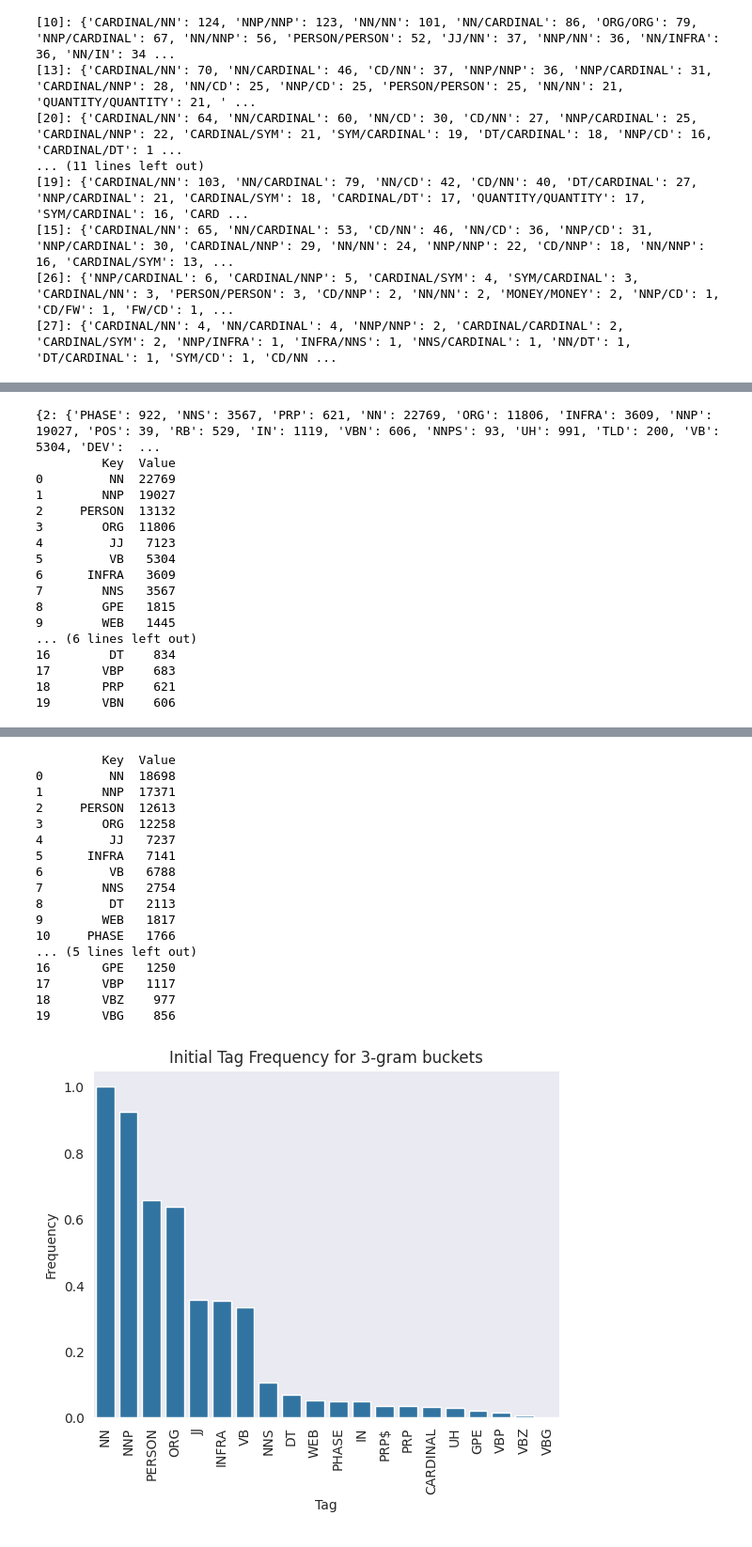
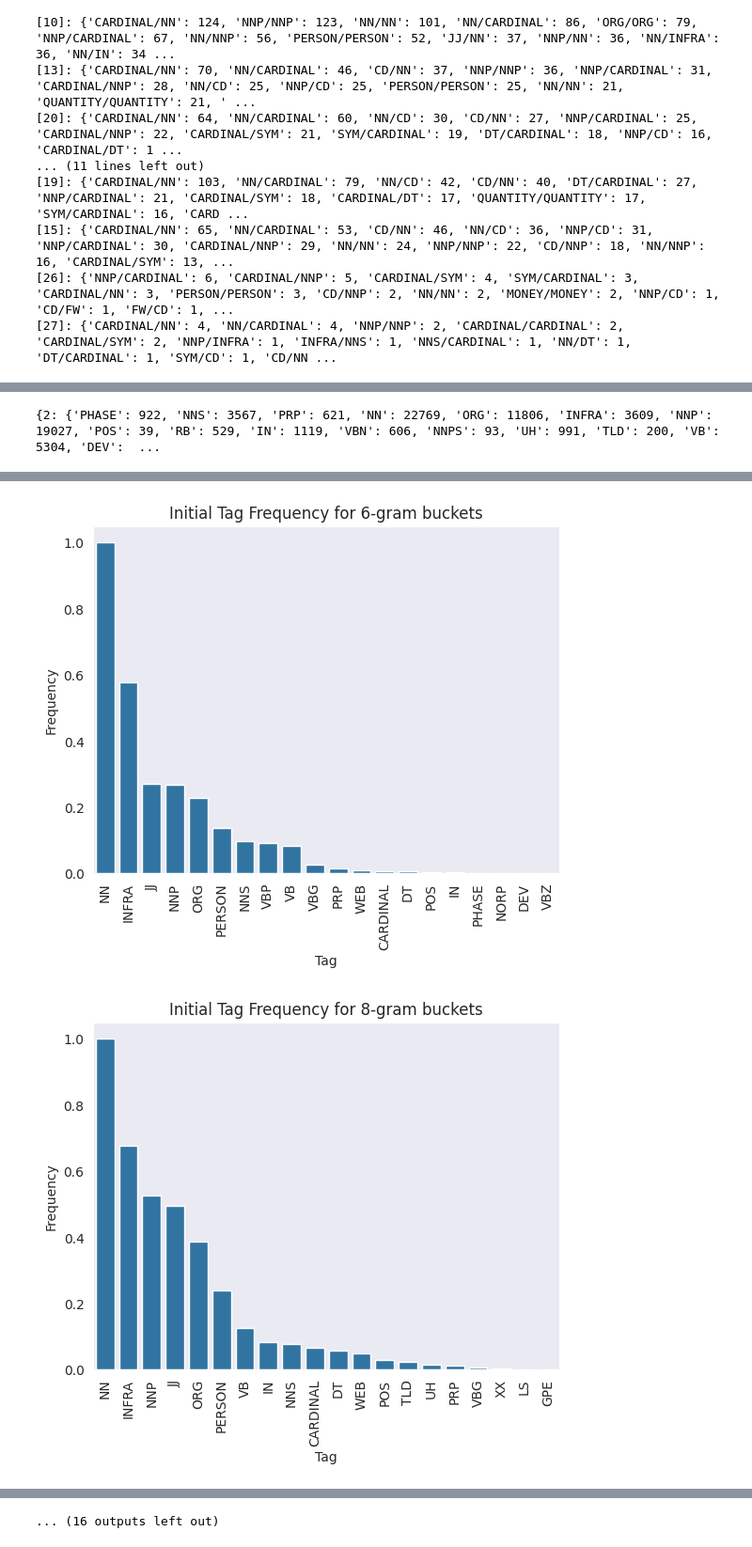
Before and after one commit to kickroot/cs2625_project, a Jupyter notebook: bucket_analysis/analysis.ipynb, the cells around one changed output, grey strips where cells are left out. Shown at 94% size. Drawn from its saved outputs; the diff is of its cells as text; code cells hidden in the pictures.

```diff
--- a/bucket_analysis/analysis.ipynb
+++ b/bucket_analysis/analysis.ipynb
@@ -387,7 +405,7 @@ from sklearn.preprocessing import MinMaxScaler
 initial_states_map = {}  # map[ngram, map[initial_state, count]]
 
 with open('tagged_buckets.json', 'r') as f:
-    tagged_buckets
+    tagged_buckets = json.load(f)
 
 for bucket in tagged_buckets:
     ngram = len(bucket)
@@ -399,6 +417,8 @@ for bucket in tagged_buckets:
     initial_states_map[ngram] = states
 
 print(initial_states_map)
+with open('initial_states.json', 'w') as f:
+    json.dump(initial_states_map, f, indent=2)
 
 
 for ngram, tags in initial_states_map.items():
@@ -414,16 +434,8 @@ for ngram, tags in initial_states_map.items():
 
     # Sort the DataFrame by "Key" to match ascending key order
     df = df.sort_values(by="Value", ascending=False)
-    print(df)
     scaler = MinMaxScaler()
     df['Normalized'] = scaler.fit_transform(df[['Value']])
-
-    # normalized_df = pd.DataFrame(minmax_scaler.fit_transform(df), columns=df['Value'])
-
-    # normalized_df = (df - df.min()) / (df.max() - df.min())
-
-    # Apply the scaler to normalize all values in the DataFrame
-    # df_normalized = pd.DataFrame(scaler.fit_transform(df), columns='Value')
 
     # Plot the frequency with Seaborn
     sns.set_style("dark")
@@ -435,20 +447,4 @@ for ngram, tags in initial_states_map.items():
     plt.show()
 # %% [output]
 {2: {'PHASE': 922, 'NNS': 3567, 'PRP': 621, 'NN': 22769, 'ORG': 11806, 'INFRA': 3609, 'NNP': 19027, 'POS': 39, 'RB': 529, 'IN': 1119, 'VBN': 606, 'NNPS': 93, 'UH': 991, 'TLD': 200, 'VB': 5304, 'DEV':  ...
-         Key  Value
-0         NN  22769
-1        NNP  19027
-2     PERSON  13132
-3        ORG  11806
-4         JJ   7123
-5         VB   5304
-6      INFRA   3609
-7        NNS   3567
-8        GPE   1815
-9        WEB   1445
-... (6 lines left out)
-16        DT    834
-17       VBP    683
-18       PRP    621
-19       VBN    606
 [figure]
@@ -454,0 +455,2 @@ for ngram, tags in initial_states_map.items():
+[figure]
+[figure, added]
@@ -455,18 +461 @@ for ngram, tags in initial_states_map.items():
-         Key  Value
-0         NN  18698
-1        NNP  17371
-2     PERSON  12613
-3        ORG  12258
-4         JJ   7237
-5      INFRA   7141
-6         VB   6788
-7        NNS   2754
-8         DT   2113
-9        WEB   1817
-10     PHASE   1766
-... (5 lines left out)
-16       GPE   1250
-17       VBP   1117
-18       VBZ    977
-19       VBG    856
+... (16 outputs left out)
-[figure]
```
Also changed, not shown: parts of 4 cells of this notebook, 4 other files.
